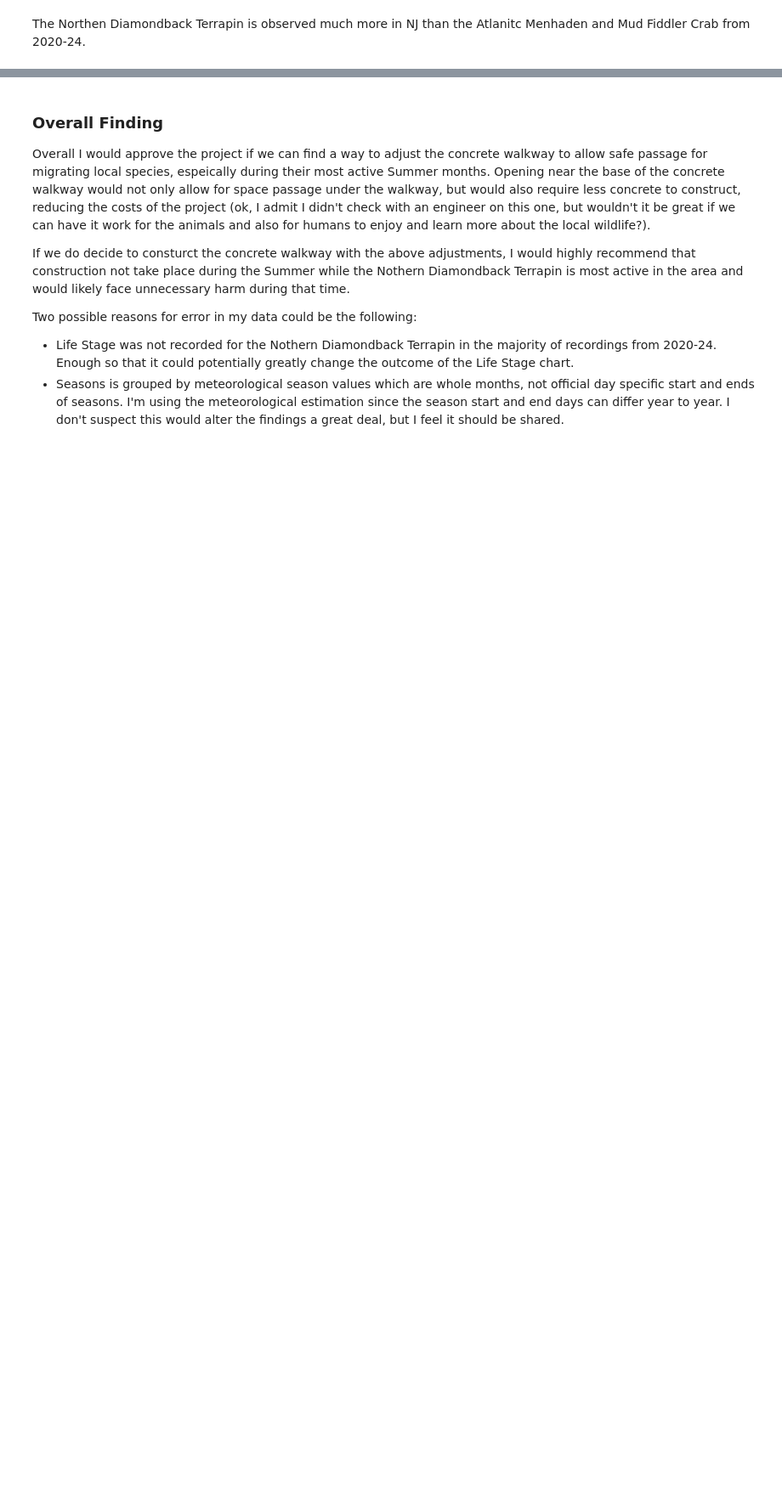
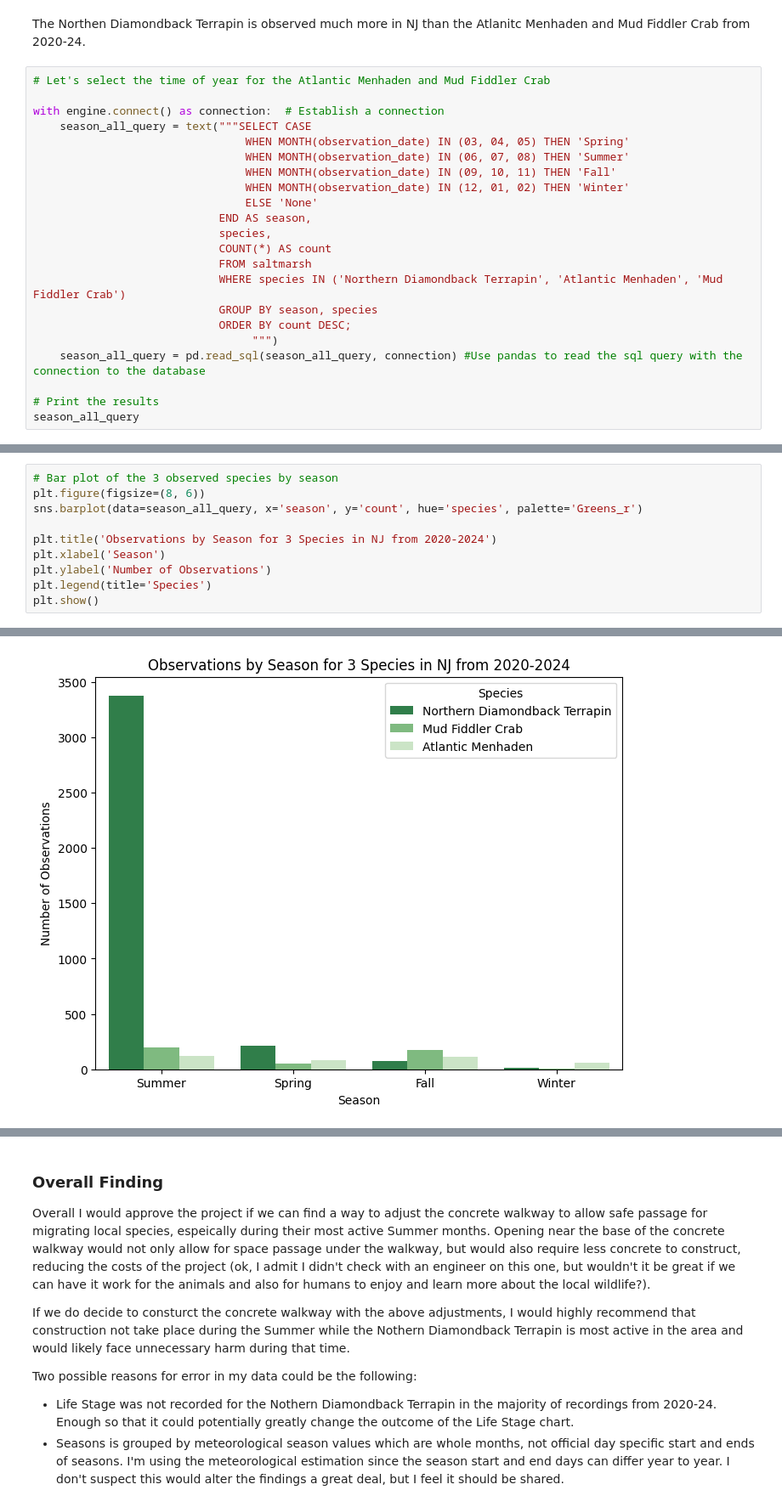
Before and after one commit to joedag32/DSSA-5102_Spring2025, a Jupyter notebook: Assignments/Assignment_10/Assignment10_Dagostino.ipynb, the cells around one changed output, grey strips where cells are left out. Shown at 85% size. Cells and saved outputs as stored; diff of their text form; blank space fills up the shorter version.

Commit message:
added 1 more chart for my fiddler crab friend

```diff
--- a/Assignments/Assignment_10/Assignment10_Dagostino.ipynb
+++ b/Assignments/Assignment_10/Assignment10_Dagostino.ipynb
@@ -799,3 +799,25 @@ plt.show()
 [figure]
 # %% [markdown]
 The Northen Diamondback Terrapin is observed much more in NJ than the Atlanitc Menhaden and Mud Fiddler Crab from 2020-24.
+# %%
+# Let's select the time of year for the Atlantic Menhaden and Mud Fiddler Crab
+
+with engine.connect() as connection:  # Establish a connection
+    season_all_query = text("""SELECT CASE
+                                WHEN MONTH(observation_date) IN (03, 04, 05) THEN 'Spring'
+                                WHEN MONTH(observation_date) IN (06, 07, 08) THEN 'Summer'
+                                WHEN MONTH(observation_date) IN (09, 10, 11) THEN 'Fall'
+                                WHEN MONTH(observation_date) IN (12, 01, 02) THEN 'Winter'
+                                ELSE 'None'
+                            END AS season,
+                            species,
+                            COUNT(*) AS count
+                            FROM saltmarsh
+                            WHERE species IN ('Northern Diamondback Terrapin', 'Atlantic Menhaden', 'Mud Fiddler Crab')
+                            GROUP BY season, species
+                            ORDER BY count DESC;
+                                 """)
+    season_all_query = pd.read_sql(season_all_query, connection) #Use pandas to read the sql query with the connection to the database
+
+# Print the results
+season_all_query
@@ -801,0 +839,11 @@ The Northen Diamondback Terrapin is observed much more in NJ than the Atlanitc M
+# %%
+# Bar plot of the 3 observed species by season
+plt.figure(figsize=(8, 6))
+sns.barplot(data=season_all_query, x='season', y='count', hue='species', palette='Greens_r')
+
+plt.title('Observations by Season for 3 Species in NJ from 2020-2024')
+plt.xlabel('Season')
+plt.ylabel('Number of Observations')
+plt.legend(title='Species')
+plt.show()
+# %% [output]
@@ -801,0 +851 @@ The Northen Diamondback Terrapin is observed much more in NJ than the Atlanitc M
+[figure, added]
```
Also changed, not shown: parts of 4 cells of this notebook.
